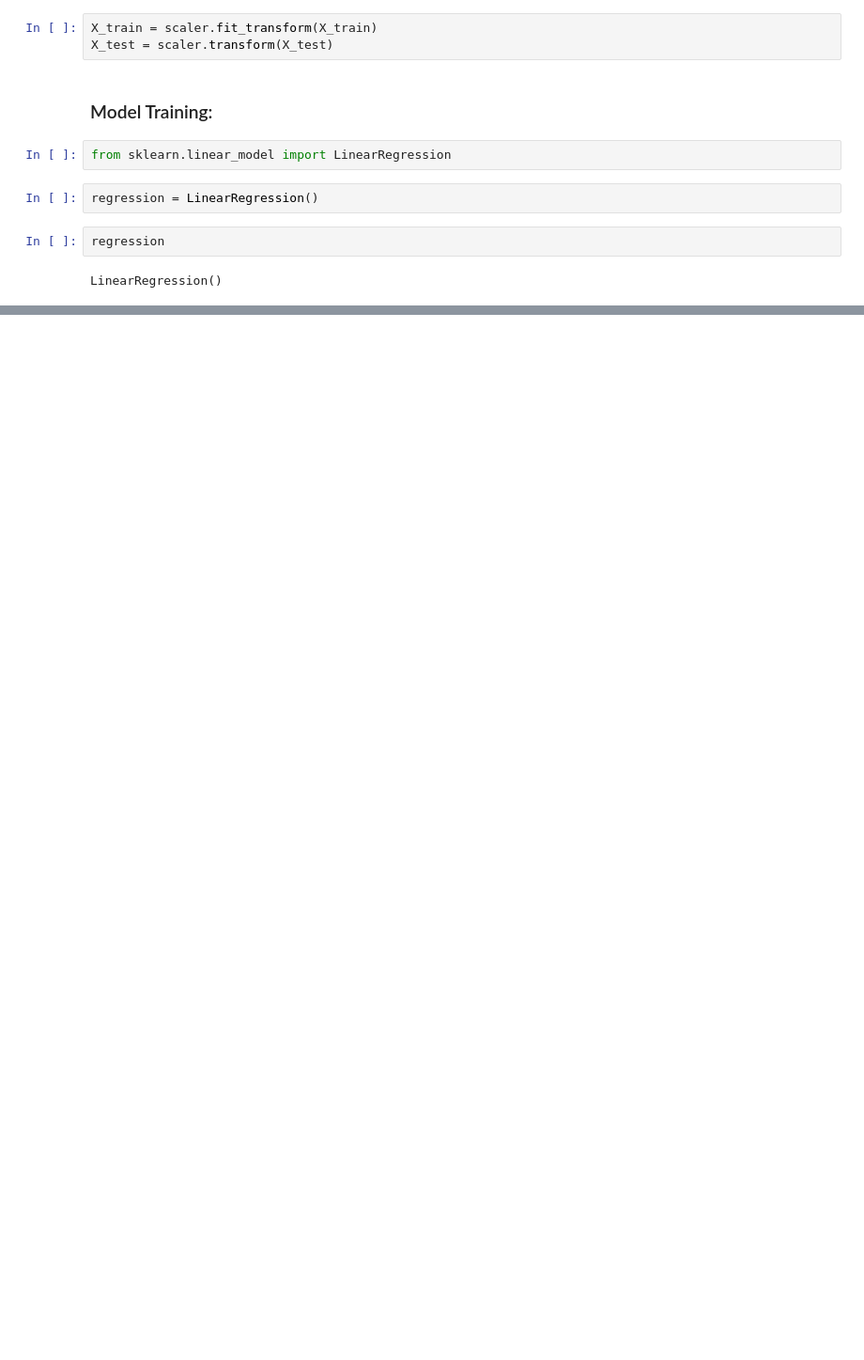
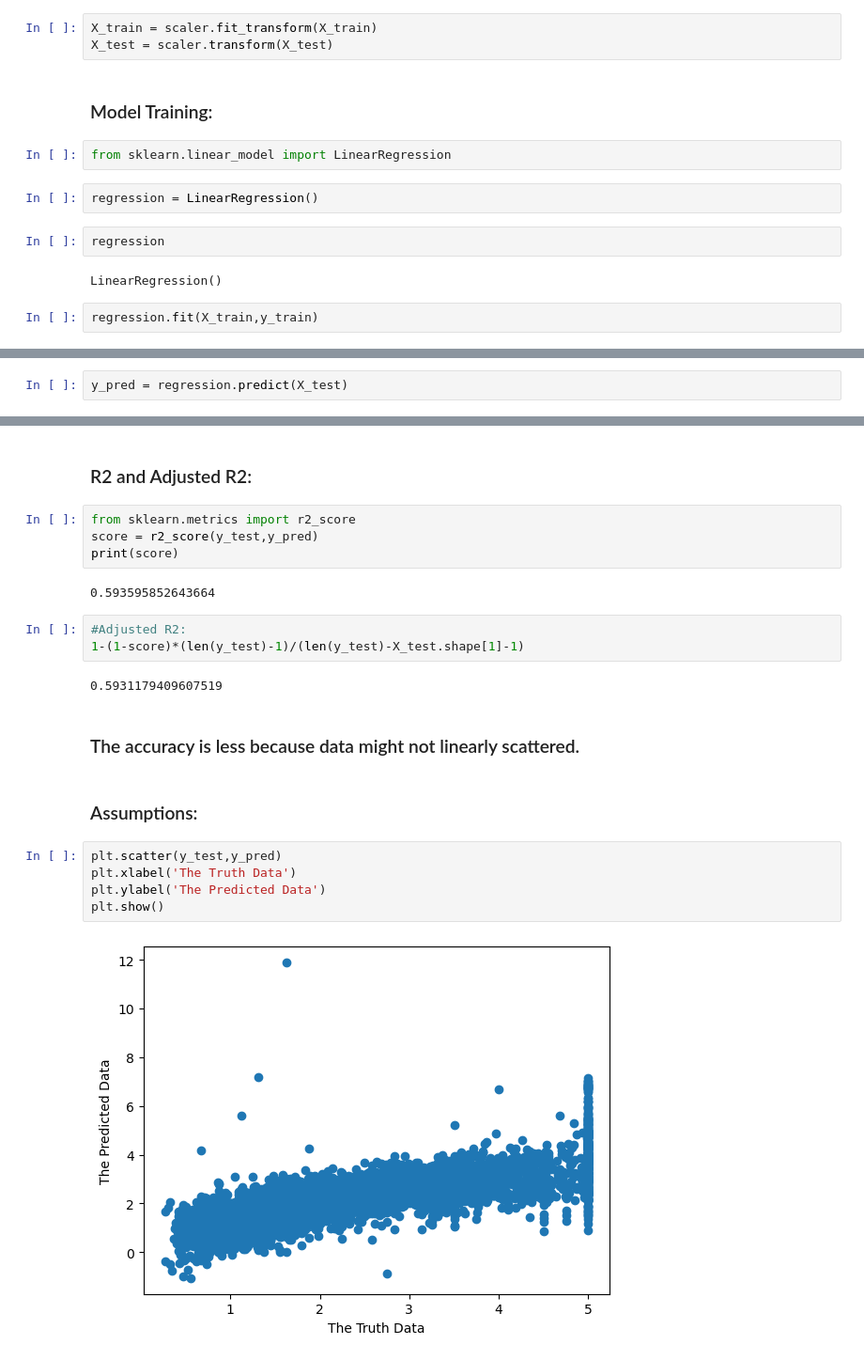
Before and after one commit to ganeshbgunjal/Projects, a Jupyter notebook: 2 Multiple Linear Regression with Assumptions/Multiple Linear Regression with assumptions.ipynb, the cells around one changed output, grey strips where cells are left out. Shown: that part at 94% size. Saved outputs shown, nothing was run; the diff lists cells and outputs as text; blank space fills up the shorter version.

```diff
--- a/2 Multiple Linear Regression with Assumptions/Multiple Linear Regression with assumptions.ipynb
+++ b/2 Multiple Linear Regression with Assumptions/Multiple Linear Regression with assumptions.ipynb
@@ -246,3 +246,5 @@ regression = LinearRegression()
 regression
 # %% [output]
 LinearRegression()
+# %%
+regression.fit(X_train,y_train)
@@ -248,0 +264,2 @@ LinearRegression()
+# %%
+y_pred = regression.predict(X_test)
@@ -248,0 +286,24 @@ LinearRegression()
+# %% [markdown]
+### R2 and Adjusted R2:
+# %%
+from sklearn.metrics import r2_score
+score = r2_score(y_test,y_pred)
+print(score)
+# %% [output]
+0.593595852643664
+# %%
+#Adjusted R2:
+1-(1-score)*(len(y_test)-1)/(len(y_test)-X_test.shape[1]-1)
+# %% [output]
+0.5931179409607519
+# %% [markdown]
+### The accuracy is less because data might not linearly scattered.
+# %% [markdown]
+### Assumptions:
+# %%
+plt.scatter(y_test,y_pred)
+plt.xlabel('The Truth Data')
+plt.ylabel('The Predicted Data')
+plt.show()
+# %% [output]
+[figure, added]
```
Also changed, not shown: parts of 8 cells of this notebook.
